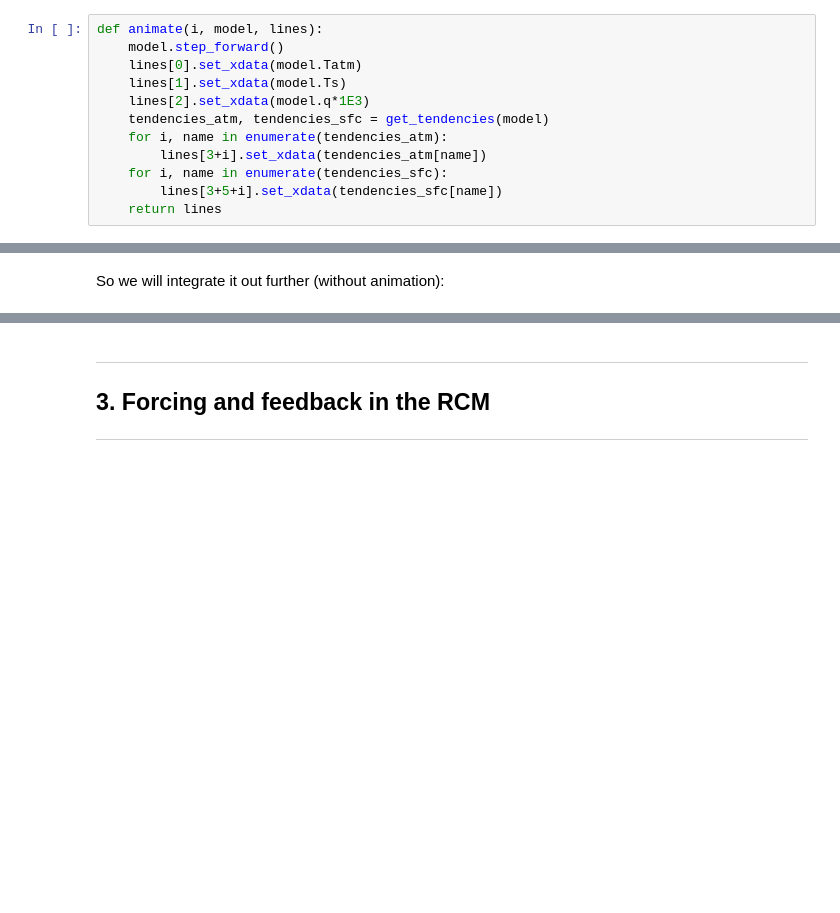
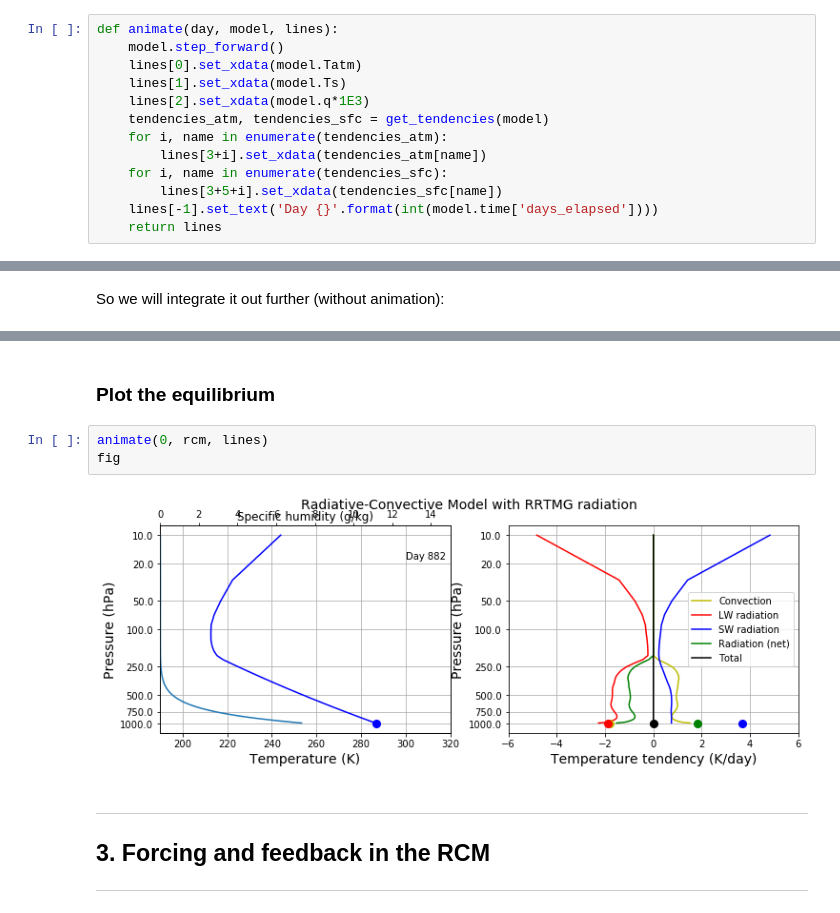
Before and after one commit to brian-rose/ClimateModeling_courseware, a Jupyter notebook: Lectures/Lecture09.5 -- Radiative-Convective Equilibrium.ipynb, the cells around one changed output, grey strips where cells are left out. Cells and saved outputs as stored; diff of their text form; blank space fills up the shorter version.

```diff
--- a/Lectures/Lecture09.5 -- Radiative-Convective Equilibrium.ipynb
+++ b/Lectures/Lecture09.5 -- Radiative-Convective Equilibrium.ipynb
@@ -319,7 +331,7 @@ fig, axes, lines = initial_figure(rcm)
 # %% [markdown]
 ### Now let's step forward in time and animate the solution
 # %%
-def animate(i, model, lines):
+def animate(day, model, lines):
     model.step_forward()
     lines[0].set_xdata(model.Tatm)
     lines[1].set_xdata(model.Ts)
@@ -329,6 +341,7 @@ def animate(i, model, lines):
         lines[3+i].set_xdata(tendencies_atm[name])
     for i, name in enumerate(tendencies_sfc):
         lines[3+5+i].set_xdata(tendencies_sfc[name])
+    lines[-1].set_text('Day {}'.format(int(model.time['days_elapsed'])))
     return lines
 # %%
 ani = animation.FuncAnimation(fig, animate, frames=np.arange(1, 150), fargs=(rcm, lines))
@@ -363,3 +382,10 @@ Field([ 286.95964488])
+# %% [markdown]
+### Plot the equilibrium
+# %%
+animate(0, rcm, lines)
+fig
+# %% [output]
+[figure, added]
 # %% [markdown]
 ____________
 <a id='section3'></a>
```
Also changed, not shown: parts of 27 cells of this notebook.
